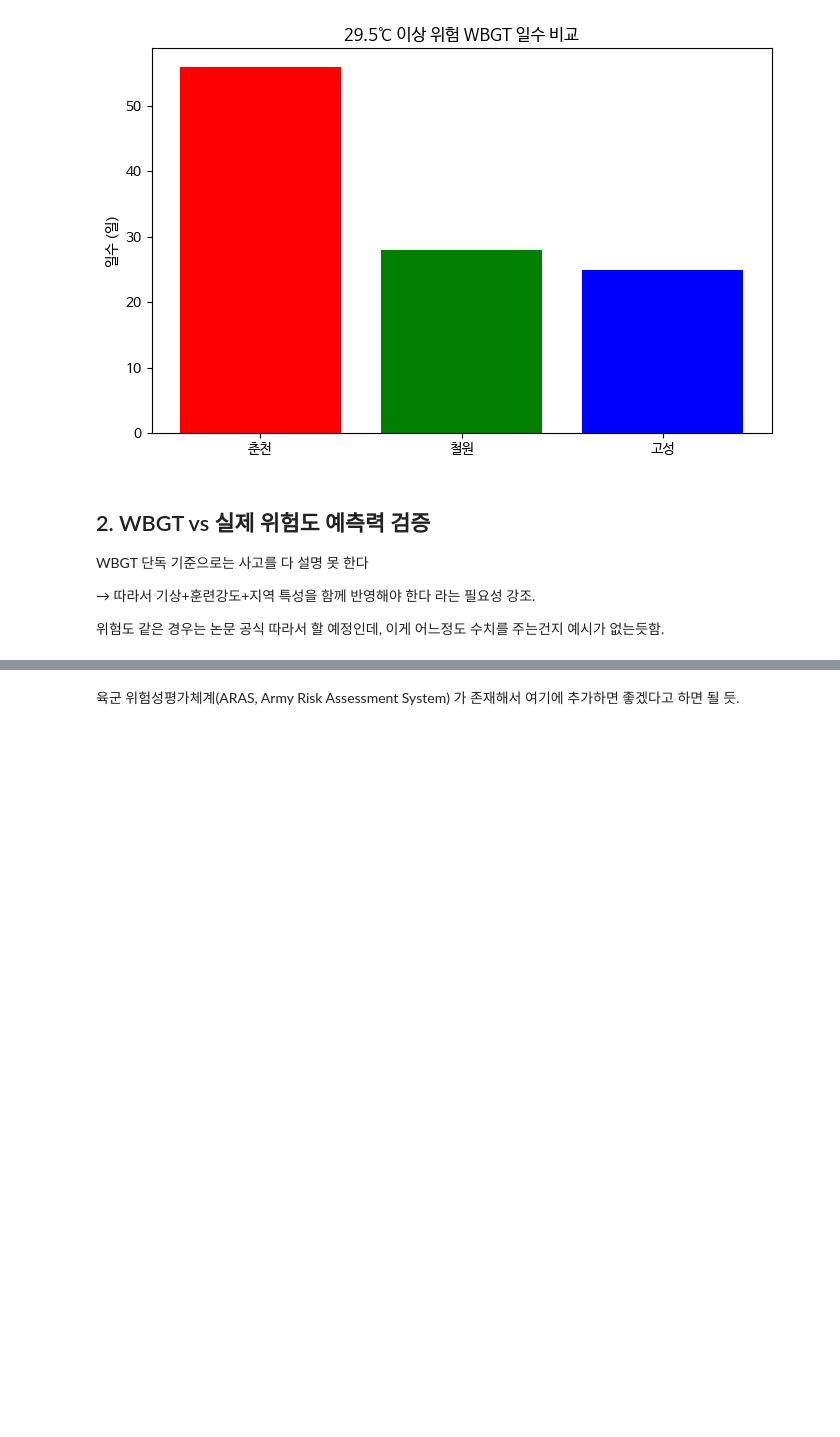
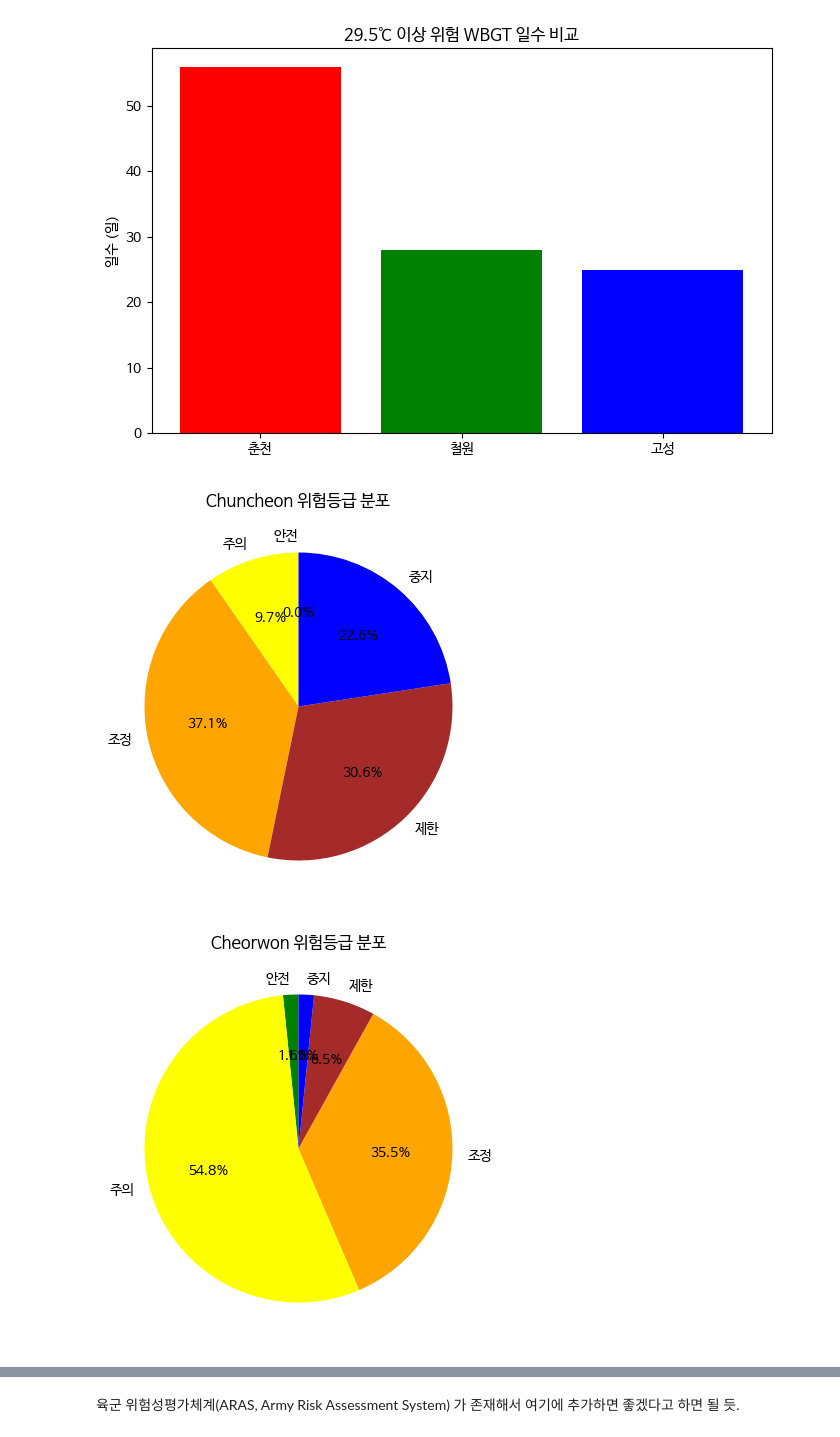
Before and after one commit to snackoverflovv/bigdata_contest, a Jupyter notebook: 빅분경.ipynb, the cells around one changed output, grey strips where cells are left out. Cells and saved outputs as stored; diff of their text form; code cells hidden in the pictures; blank space fills up the shorter version.

```diff
--- a/빅분경.ipynb
+++ b/빅분경.ipynb
@@ -107,12 +107,19 @@ plt.show()
 # %% [output]
 [figure]
 [figure]
-# %% [markdown]
-## 2. WBGT vs 실제 위험도 예측력 검증
-
-WBGT 단독 기준으로는 사고를 다 설명 못 한다
-
-→ 따라서 기상+훈련강도+지역 특성을 함께 반영해야 한다 라는 필요성 강조.
-
-
-위험도 같은 경우는 논문 공식 따라서 할 예정인데, 이게 어느정도 수치를 주는건지 예시가 없는듯함.
+# %%
+bins = [0, 26.5, 29.5, 31, 32, 50]
+labels = ["안전","주의","조정","제한","중지"]
+
+for region in ["Chuncheon","Cheorwon","Goseong"]:
+    categories = pd.cut(df[region], bins=bins, labels=labels)
+    counts = categories.value_counts().sort_index()
+
+    plt.figure(figsize=(5,5))
+    plt.pie(counts, labels=labels, autopct='%1.1f%%', startangle=90,
+            colors=["green","yellow","orange","brown","blue"])
+    plt.title(f"{region.replace('_wbgt_c','')} 위험등급 분포")
+    plt.show()
+# %% [output]
+[figure, added]
+[figure, added]
```
Also changed, not shown: parts of 4 cells of this notebook.
